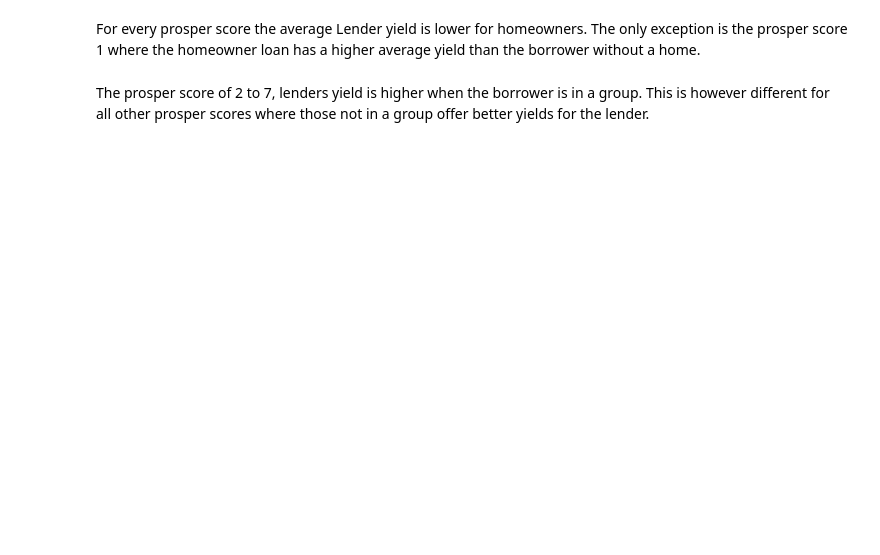
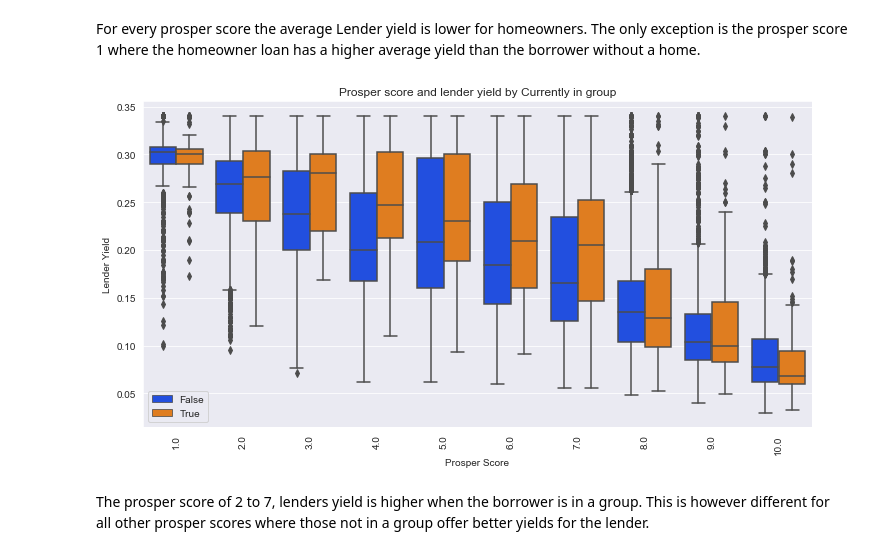
Before and after one commit to yaswaz/prosper_loans, a Jupyter notebook: prosper.ipynb, the cells around one changed output. Saved outputs shown, nothing was run; the diff lists cells and outputs as text; code cells hidden in the pictures; blank space fills up the shorter version.

```diff
--- a/prosper.ipynb
+++ b/prosper.ipynb
@@ -851,12 +984,17 @@ plt.legend(loc=0);
 # %% [markdown]
 For every prosper score the average Lender yield is lower for homeowners. The only exception is the prosper score 1 where the homeowner loan has a higher average yield than the borrower without a home.
 # %%
-# Prosper score and loan status
+# Prosper score and lender yield by Currently in group
 plt.figure(figsize = [12, 6])
 base_color = sb.color_palette()[0]
 sb.boxplot(data = prosper, x = 'ProsperScore', y = 'LenderYield', hue= 'CurrentlyInGroup')
 plt.xticks(rotation=90)
-plt.legend(loc=0);
+plt.legend(loc=0)
+plt.xlabel('Prosper Score')
+plt.ylabel('Lender Yield')
+plt.title('Prosper score and lender yield by Currently in group');
+# %% [output]
+[figure, added]
 # %% [markdown]
 The prosper score of 2 to 7, lenders yield is higher when the borrower is in a group. This is however different for all other prosper scores where those not in a group offer better yields for the lender.
 # %%
```
Also changed, not shown: parts of 26 cells of this notebook.
